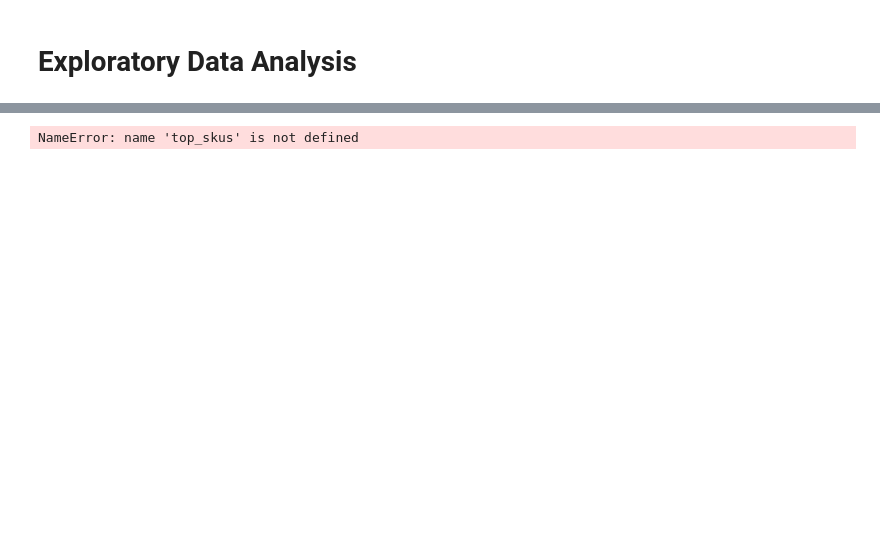
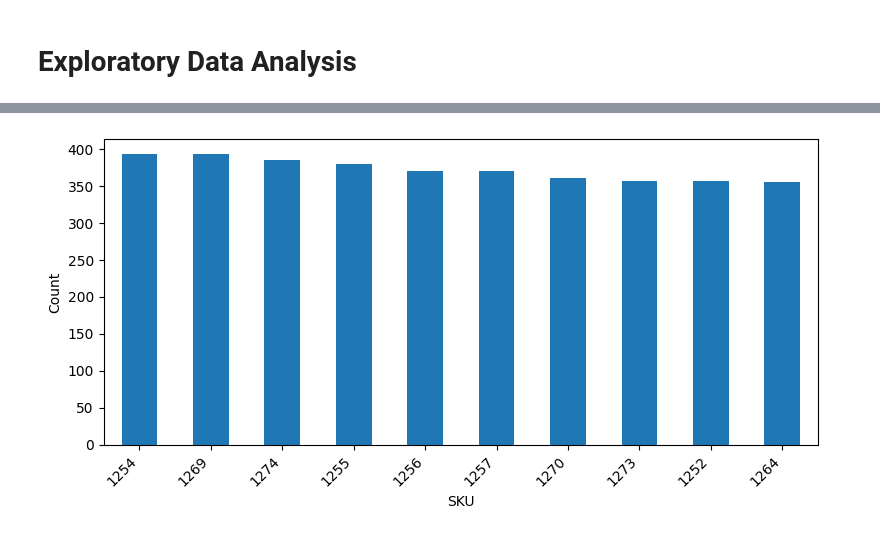
Before and after one commit to POGYaz/KAUST-Project, a Jupyter notebook: notebooks/EDA.ipynb, the cells around one changed output, grey strips where cells are left out. Drawn from its saved outputs; the diff is of its cells as text; code cells hidden in the pictures; blank space fills up the shorter version.

```diff
--- a/notebooks/EDA.ipynb
+++ b/notebooks/EDA.ipynb
@@ -66,10 +66,10 @@ plt.show()
 # %%
+top_skus = tx["SKU"].value_counts().head(10)
 top_skus.plot.bar()
-plt.title("Top 10 SKUs by Transaction Count")
 plt.xlabel("SKU")
 plt.ylabel("Count")
 plt.xticks(rotation=45, ha="right")
 plt.tight_layout()
 plt.show()
 # %% [output]
-NameError: name 'top_skus' is not defined
+[figure, added]
```
Also changed, not shown: parts of 8 cells of this notebook.
